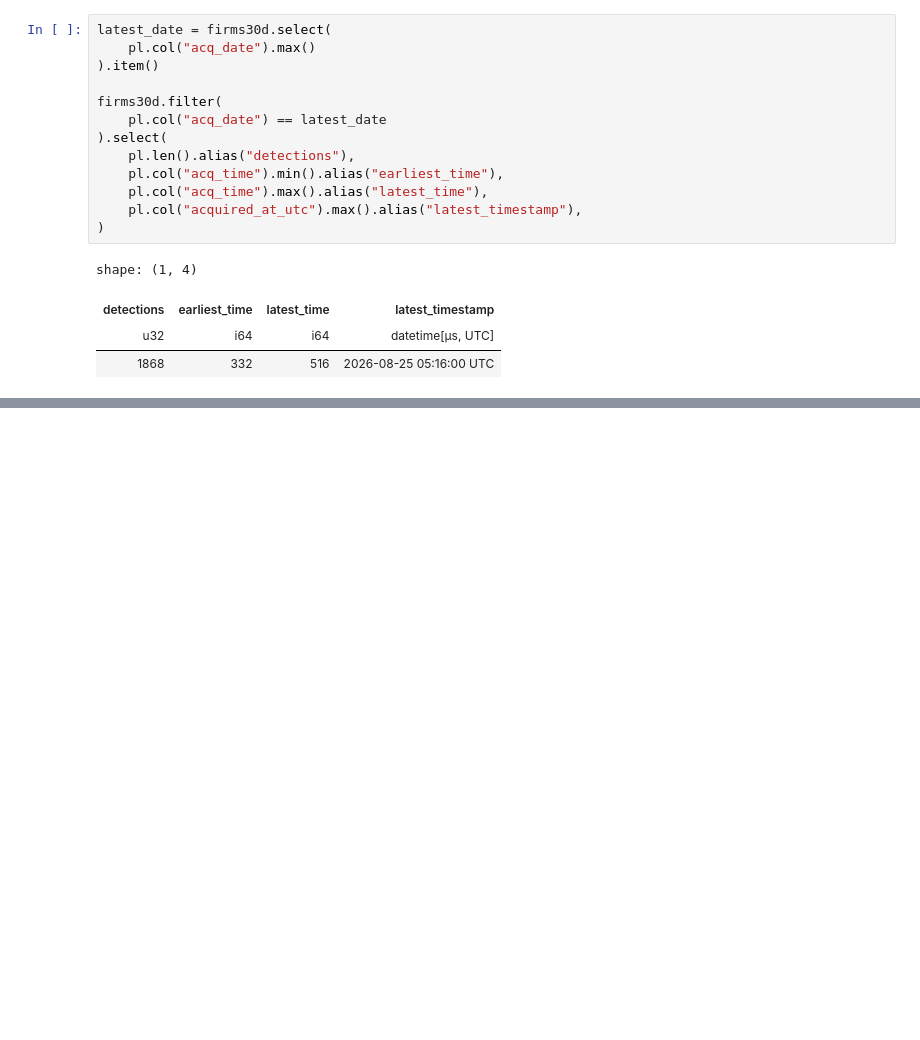
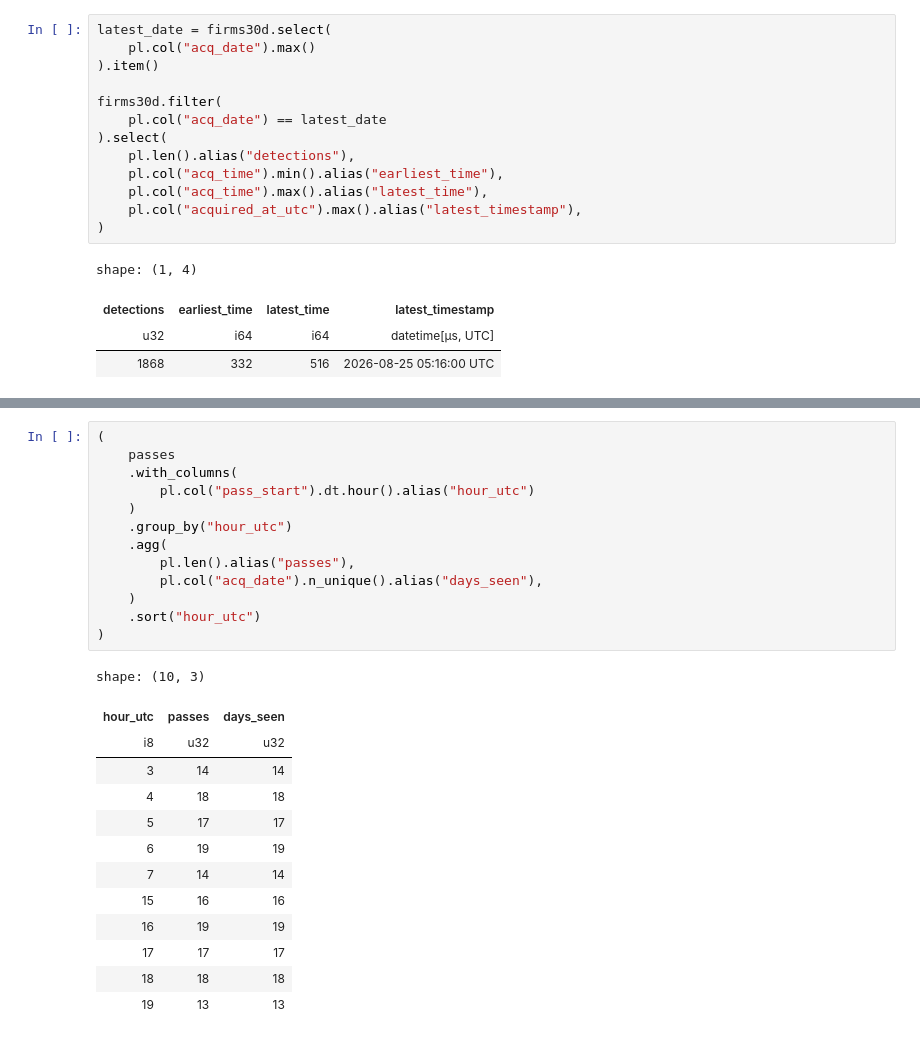
Before and after one commit to FAL10000/KarhutlaWatch-ID, a Jupyter notebook: notebooks/explore.ipynb, the cells around one changed output, grey strips where cells are left out. Drawn from its saved outputs; the diff is of its cells as text; blank space fills up the shorter version.

```diff
--- a/notebooks/explore.ipynb
+++ b/notebooks/explore.ipynb
@@ -530,0 +639,27 @@ shape: (1, 4)
+# %%
+(
+    passes
+    .with_columns(
+        pl.col("pass_start").dt.hour().alias("hour_utc")
+    )
+    .group_by("hour_utc")
+    .agg(
+        pl.len().alias("passes"),
+        pl.col("acq_date").n_unique().alias("days_seen"),
+    )
+    .sort("hour_utc")
+)
+# %% [output]
+shape: (10, 3)
+| hour_utc | passes | days_seen |
+| i8 | u32 | u32 |
+| 3 | 14 | 14 |
+| 4 | 18 | 18 |
+| 5 | 17 | 17 |
+| 6 | 19 | 19 |
+| 7 | 14 | 14 |
+| 15 | 16 | 16 |
+| 16 | 19 | 19 |
+| 17 | 17 | 17 |
+| 18 | 18 | 18 |
+| 19 | 13 | 13 |
```
Also changed, not shown: parts of 7 cells of this notebook.
